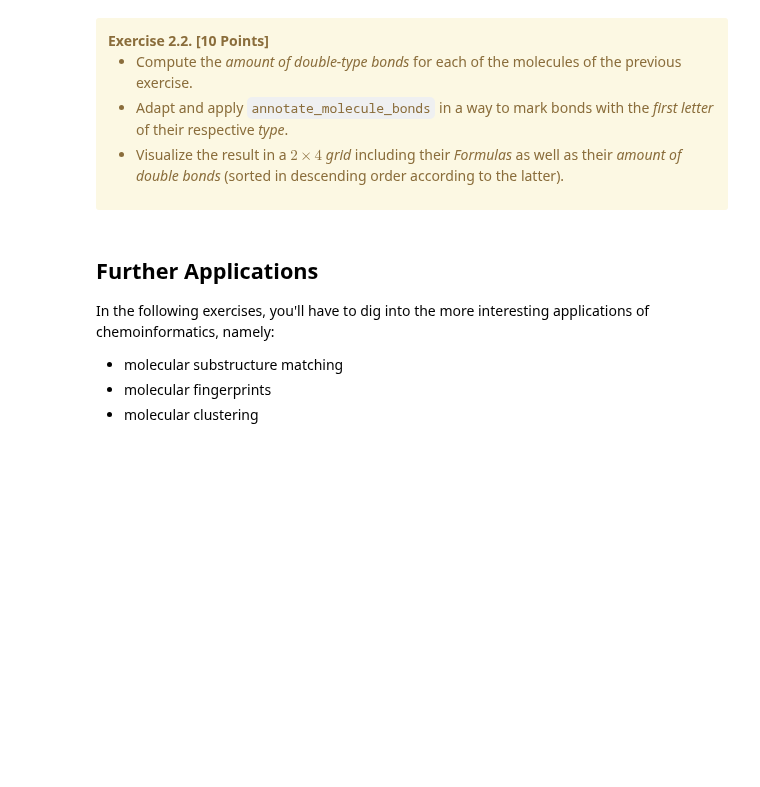
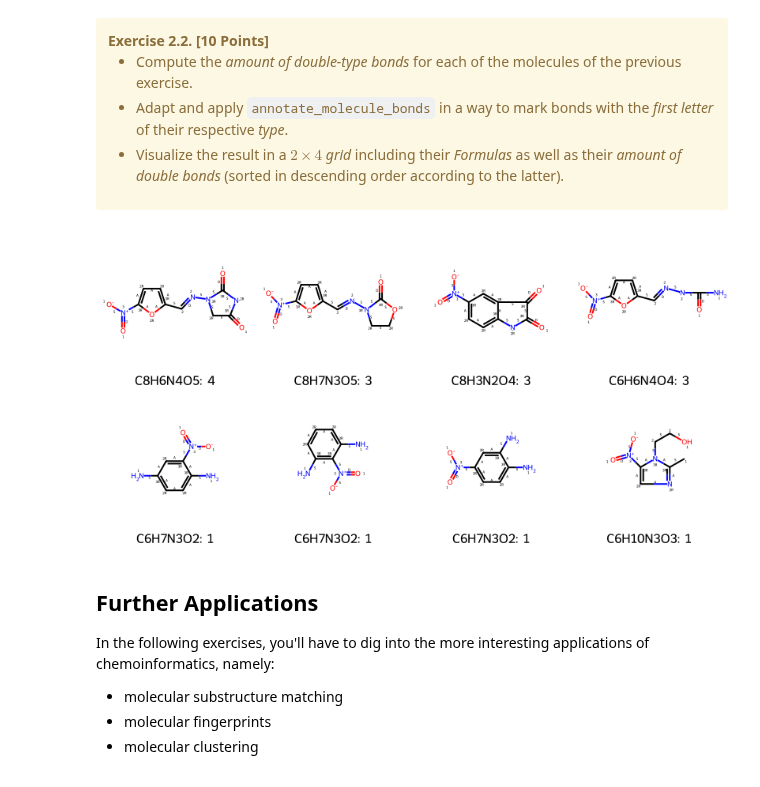
Before and after one commit to qtakmalay/JupyterProjects, a Jupyter notebook: Hands-on II/U3/U3_Assignment.ipynb, the cells around one changed output. Cells and saved outputs as stored; diff of their text form; code cells hidden in the pictures; blank space fills up the shorter version.

```diff
--- a/Hands-on II/U3/U3_Assignment.ipynb
+++ b/Hands-on II/U3/U3_Assignment.ipynb
@@ -123,7 +165,23 @@ def annotate_molecule_atoms(molecule: Chem.rdchem.Mol) -> Chem.rdchem.Mol:
     </ul>
 </div>
 # %%
-# your code goes here
+annote_molecules_ring = list()
+for i, molecule in enumerate(sorted_moles_ring):
+    annote_molecules_ring.append(annotate_molecule_atoms(molecule))
+#print(list(f'{mol.GetProp("Formula")}: {list(str(bonds.GetProp("bondNote")) for bonds in sorted_moles)}' for mol in sorted_moles))
+for mole in annote_molecules_ring:
+     mole.SetProp('dtBonds', str(sum(1 for mole_b in mole.GetBonds() if mole_b.GetProp("bondNote") == 'D')))
+
+sorted_moles_bonds = sorted(annote_molecules_ring, key=lambda p: int(p.GetProp('dtBonds')), reverse=True)
+sorted_moles_labels_bonds = [f'{mol.GetProp("Formula")}: {mol.GetProp("dtBonds")}' for mol in sorted_moles_bonds]
+
+Chem.Draw.MolsToGridImage(
+    sorted_moles_bonds,
+    legends=sorted_moles_labels_bonds,
+    maxMols=len(specific_molecules),
+    molsPerRow=4)
+# %% [output]
+[figure, added]
 # %% [markdown]
 <h2>Further Applications</h2>
 <p>In the following exercises, you'll have to dig into the more interesting applications of chemoinformatics, namely:
```
Also changed, not shown: parts of 11 cells of this notebook, 1 other file.
